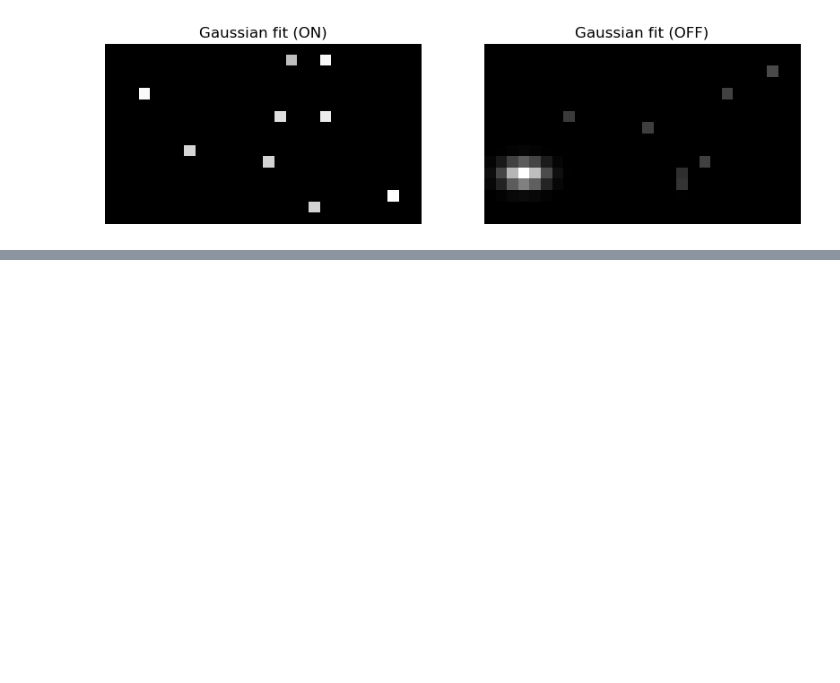
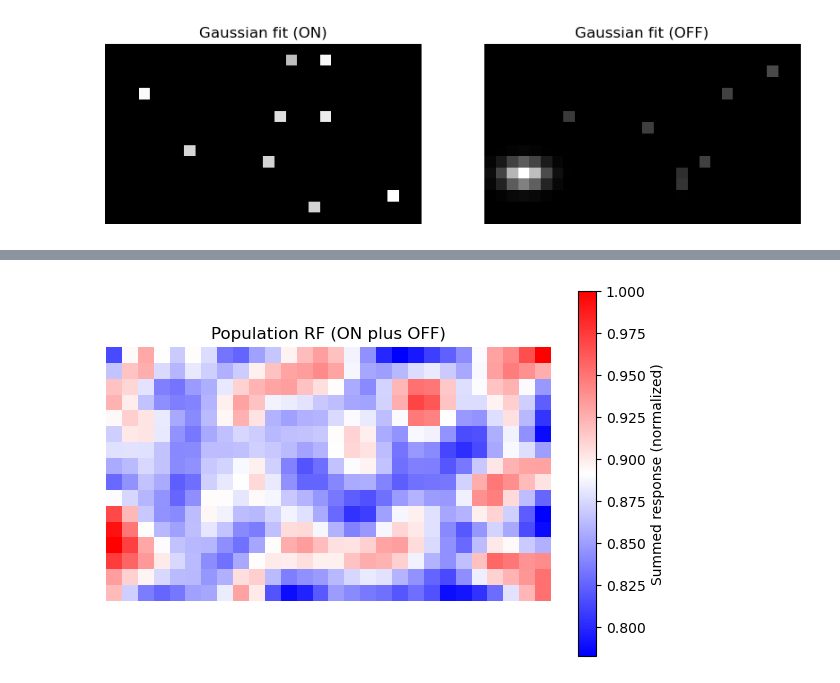
Before and after one commit to luciaganton/Neural-Data-Science, a Jupyter notebook: letsallenallen.ipynb, the cells around one changed output, grey strips where cells are left out. Drawn from its saved outputs; the diff is of its cells as text; code cells hidden in the pictures; blank space fills up the shorter version.

```diff
--- a/letsallenallen.ipynb
+++ b/letsallenallen.ipynb
@@ -371,0 +488,14 @@ plt.show()
+# %%
+pop_sum = pop_on + pop_off  # <-- not ON - OFF
+
+pop_sum_normalized = pop_sum / np.max(pop_sum)  # Scale to [0, 1]
+
+plt.figure(figsize=(6, 4))
+plt.imshow(pop_sum_normalized, cmap='bwr')
+plt.axis('off')
+plt.title("Population RF (ON plus OFF)")
+plt.colorbar(label="Summed response (normalized)")
+plt.tight_layout()
+plt.show()
+# %% [output]
+[figure, added]
```
Also changed, not shown: parts of 2 cells of this notebook.
